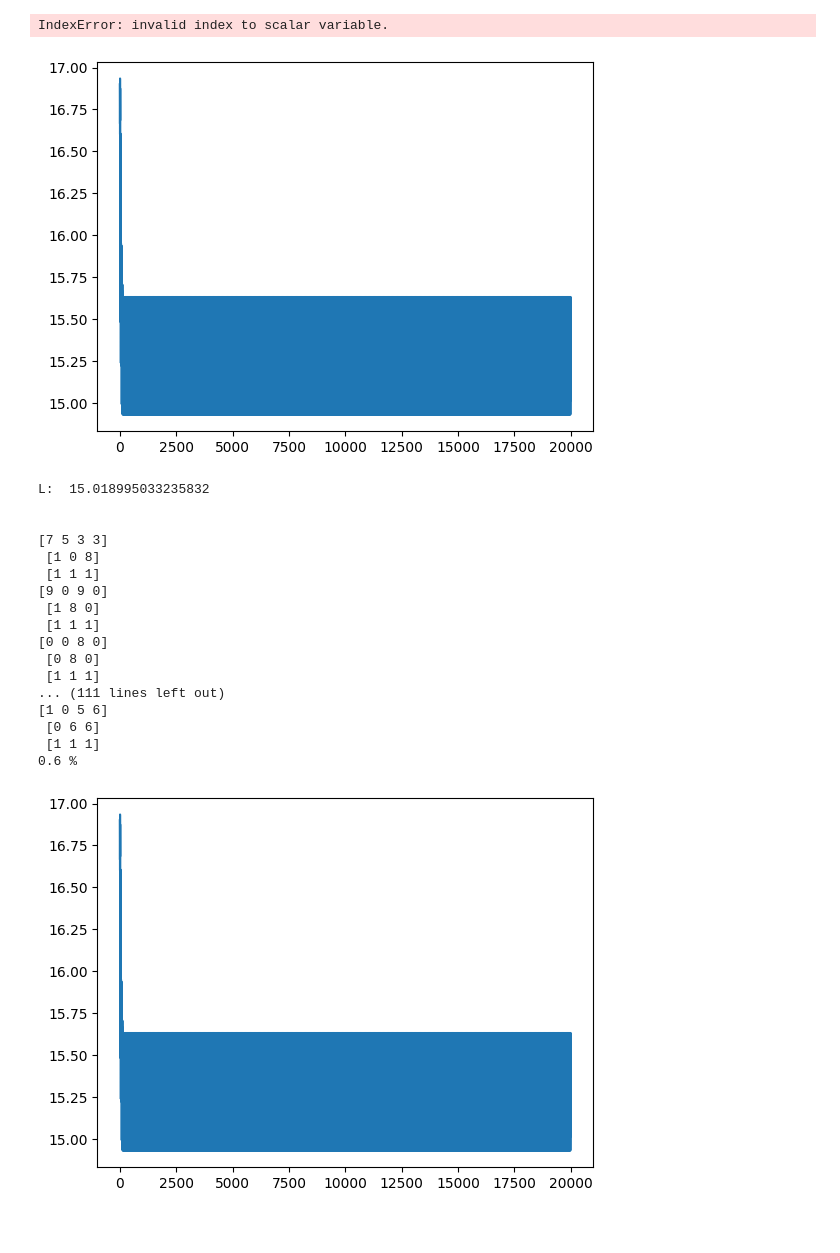
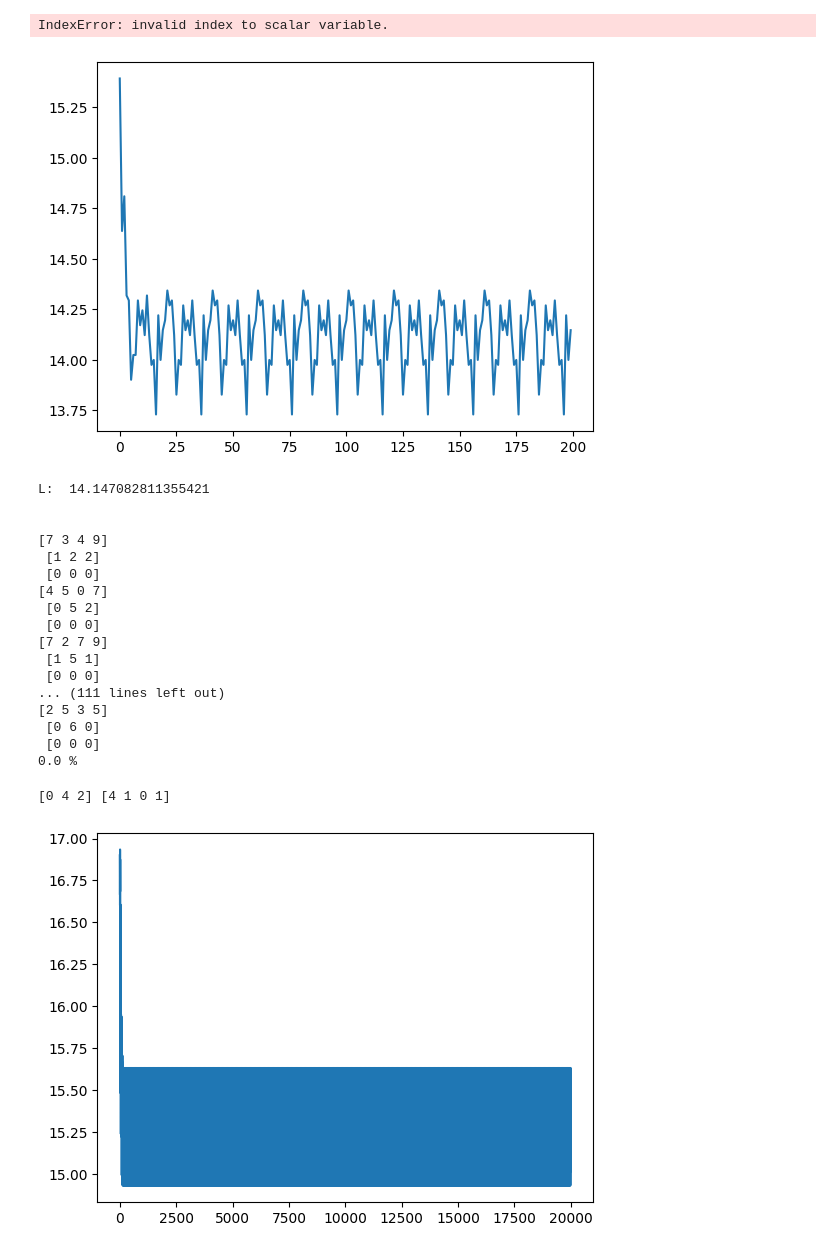
Before and after one commit to OliverRuden/TMA4320-scientific-computing, a Jupyter notebook: test_implementation.ipynb, the cells around one changed output. Drawn from its saved outputs; the diff is of its cells as text; code cells hidden in the pictures.

```diff
--- a/test_implementation.ipynb
+++ b/test_implementation.ipynb
@@ -195,11 +187,11 @@ IndexError: invalid index to scalar variable.
 # %%
 n_max = 6
 m = 10
-n_iter = 1000
+n_iter = 150
 
-d = 30
-k = 20
-p = 40
+d = 50
+k = 40
+p = 60
 
 samples_per_batch = 250
 n_batches_train = 20
@@ -217,58 +209,62 @@ softmax_add = Softmax()
 network_add = NeuralNetwork([embed_pos_add, feed_forward1_add, attention1_add, feed_forward2_add, attention2_add, feed_forward3_add, attention3_add, un_embed_add, softmax_add])
 loss_add = CrossEntropy()
 dataSet = get_train_test_addition(n_digit=2, samples_per_batch = samples_per_batch, n_batches_train = n_batches_train, n_batches_test = n_batches_test)
-network_add,L = training(network_add, loss_add, [dataSet['x_train'],dataSet['y_train']], n_iter, m, alpha = 0.001)
+network_add, L = training(network_add, loss_add, [dataSet['x_train'],dataSet['y_train']], n_iter, m, alpha = 0.001)
 
 fig, ax = plt.subplots()
 ax.plot(np.arange(0,len(L),1), L)
 plt.show()
 print("L: ", L[-1], "\n\n")
 
 t = 0
 
 for batch_number in range(n_batches_test):
 
     x_arr = dataSet['x_test'][batch_number]
 
     for i in range(3):
         z = np.argmax(network_add.forward(onehot(x_arr,m)), axis = 1)
         x_arr = np.append(x_arr, z[:,-1:], axis = 1)
 
     for x in range(samples_per_batch):
 
         useful_x_values = x_arr[x,-3:]
         equal = True
 
         if x%25==0:
             print(dataSet['x_test'][batch_number,x], "\n", dataSet['y_test'][batch_number,x], "\n", useful_x_values)
 
         for digit in range(3):
             if useful_x_values[-(1+digit)]!=dataSet['y_test'][batch_number,x,digit]:
                 equal = False
 
         if equal:
             t+=1
 
     print(t/(samples_per_batch*n_batches_test)*100, "%")
 # %% [output]
-[figure, old version]
+[figure, new version]
-L:  15.018995033235832
+L:  14.147082811355421
 
 
-[7 5 3 3]
- [1 0 8]
- [1 1 1]
-[9 0 9 0]
- [1 8 0]
- [1 1 1]
-[0 0 8 0]
- [0 8 0]
- [1 1 1]
+[7 3 4 9]
+ [1 2 2]
+ [0 0 0]
+[4 5 0 7]
+ [0 5 2]
+ [0 0 0]
+[7 2 7 9]
+ [1 5 1]
+ [0 0 0]
 ... (111 lines left out)
-[1 0 5 6]
- [0 6 6]
- [1 1 1]
-0.6 %
+[2 5 3 5]
+ [0 6 0]
+ [0 0 0]
+0.0 %
+# %%
+print(dataSet['y_test'][0,0], dataSet['x_test'][0,0])
+# %% [output]
+[0 4 2] [4 1 0 1]
 # %%
 fig, ax = plt.subplots()
 ax.plot(np.arange(0,len(L),1), L)
```
Also changed, not shown: parts of 1 cell of this notebook.
